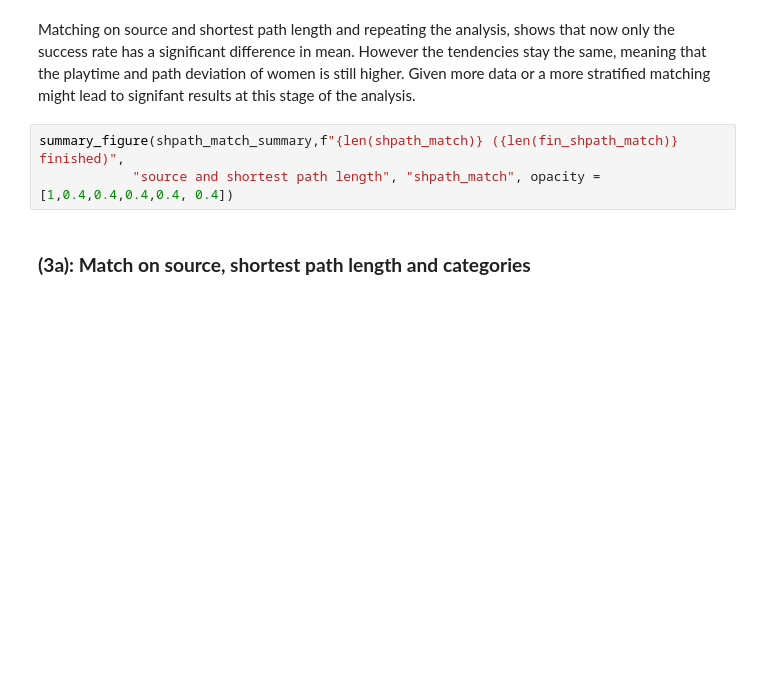
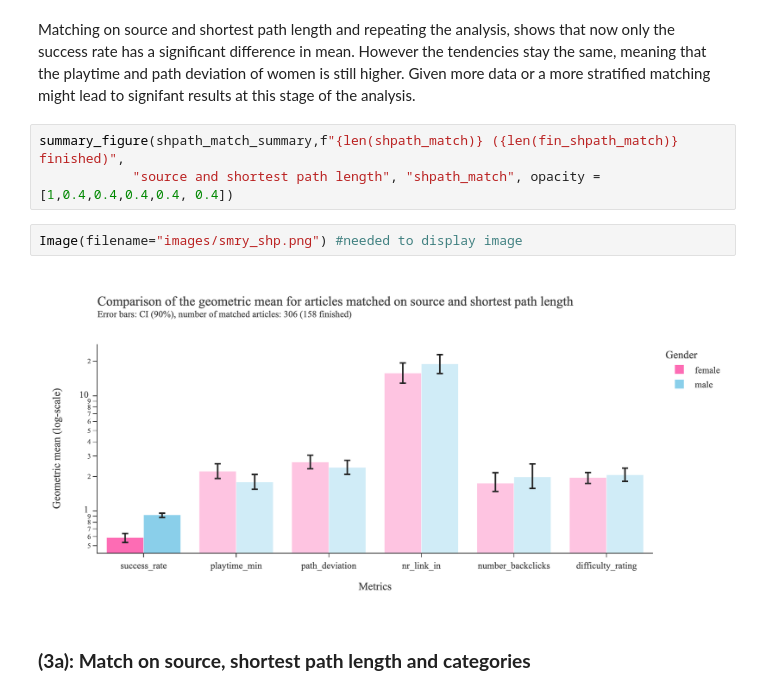
Before and after one commit to epfl-ada/ada-2022-project-metadata, a Jupyter notebook: project.ipynb, the cells around one changed output. Drawn from its saved outputs; the diff is of its cells as text; blank space fills up the shorter version.

```diff
--- a/project.ipynb
+++ b/project.ipynb
@@ -1148,6 +1157,10 @@ Matching on source and shortest path length and repeating the analysis, shows th
 # %%
 summary_figure(shpath_match_summary,f"{len(shpath_match)} ({len(fin_shpath_match)} finished)",
             "source and shortest path length", "shpath_match", opacity = [1,0.4,0.4,0.4,0.4, 0.4])
+# %%
+Image(filename="images/smry_shp.png") #needed to display image
+# %% [output]
+[figure, added]
 # %% [markdown]
 ### **(3a): Match on source, shortest path length and categories**
 # %% [markdown]
```
Also changed, not shown: parts of 41 cells of this notebook, 10 other files.
